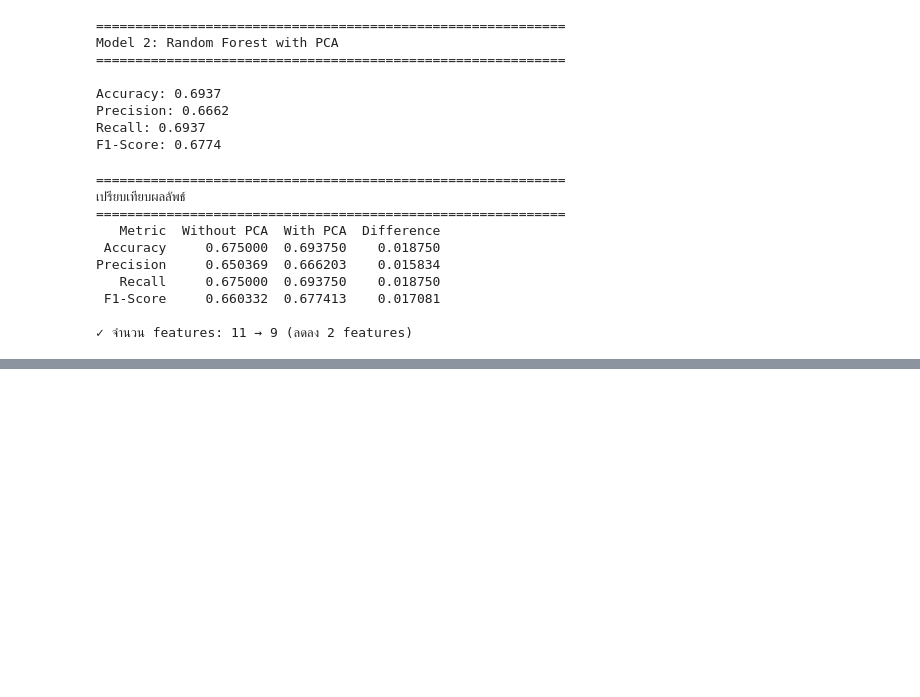
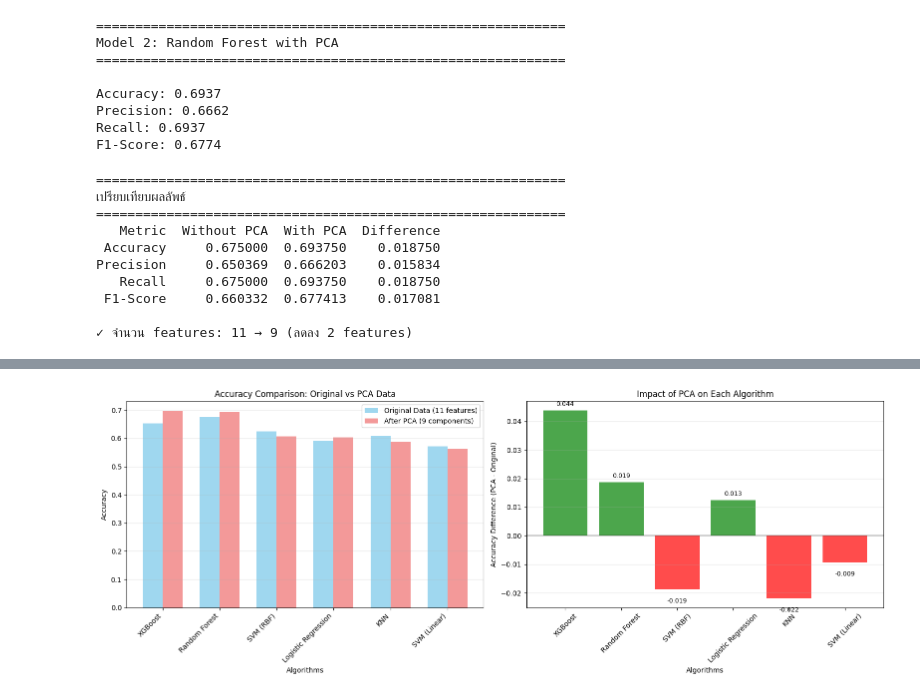
Before and after one commit to Hamletnt/DataMining, a Jupyter notebook: wine_test.ipynb, the cells around one changed output, grey strips where cells are left out. Cells and saved outputs as stored; diff of their text form; code cells hidden in the pictures; blank space fills up the shorter version.

```diff
--- a/wine_test.ipynb
+++ b/wine_test.ipynb
@@ -577,0 +443,10 @@ PC3    0.472
+# %%
+# กำหนด algorithms ที่จะทดสอบ
+algorithms = {
+    'Random Forest': RandomForestClassifier(n_estimators=100, random_state=42),
+    'SVM (RBF)': SVC(kernel='rbf', random_state=42),
+    'SVM (Linear)': SVC(kernel='linear', random_state=42),
+    'Logistic Regression': LogisticRegression(random_state=42, max_iter=1000),
+    'XGBoost': XGBClassifier(random_state=42, eval_metric='mlogloss'),
+    'KNN': KNeighborsClassifier(n_neighbors=5)
+}
@@ -577,0 +621,42 @@ PC3    0.472
+# %%
+fig, axes = plt.subplots(1, 2, figsize=(16, 6))
+
+# Plot 1: Accuracy Comparison
+x_pos = np.arange(len(final_comparison))
+width = 0.35
+
+axes[0].bar(x_pos - width/2, final_comparison['Original_Accuracy'], width,
+           label='Original Data (11 features)', alpha=0.8, color='skyblue')
+axes[0].bar(x_pos + width/2, final_comparison['PCA_Accuracy'], width,
+           label='After PCA (9 components)', alpha=0.8, color='lightcoral')
+
+axes[0].set_xlabel('Algorithms')
+axes[0].set_ylabel('Accuracy')
+axes[0].set_title('Accuracy Comparison: Original vs PCA Data')
+axes[0].set_xticks(x_pos)
+axes[0].set_xticklabels(final_comparison['Algorithm'], rotation=45, ha='right')
+axes[0].legend()
+axes[0].grid(axis='y', alpha=0.3)
+
+# Plot 2: Difference in Performance
+colors = ['green' if diff >= 0 else 'red' for diff in final_comparison['Acc_Difference']]
+bars = axes[1].bar(final_comparison['Algorithm'], final_comparison['Acc_Difference'],
+                  color=colors, alpha=0.7)
+
+axes[1].set_xlabel('Algorithms')
+axes[1].set_ylabel('Accuracy Difference (PCA - Original)')
+axes[1].set_title('Impact of PCA on Each Algorithm')
+axes[1].axhline(y=0, color='black', linestyle='-', alpha=0.3)
+axes[1].tick_params(axis='x', rotation=45)
+axes[1].grid(axis='y', alpha=0.3)
+
+# เพิ่มค่าบน bars
+for bar, diff in zip(bars, final_comparison['Acc_Difference']):
+    height = bar.get_height()
+    axes[1].text(bar.get_x() + bar.get_width()/2., height + (0.001 if height >= 0 else -0.003),
+                f'{diff:.3f}', ha='center', va='bottom' if height >= 0 else 'top', fontsize=9)
+
+plt.tight_layout()
+plt.show()
+# %% [output]
+[figure, added]
```
Also changed, not shown: parts of 18 cells of this notebook.
